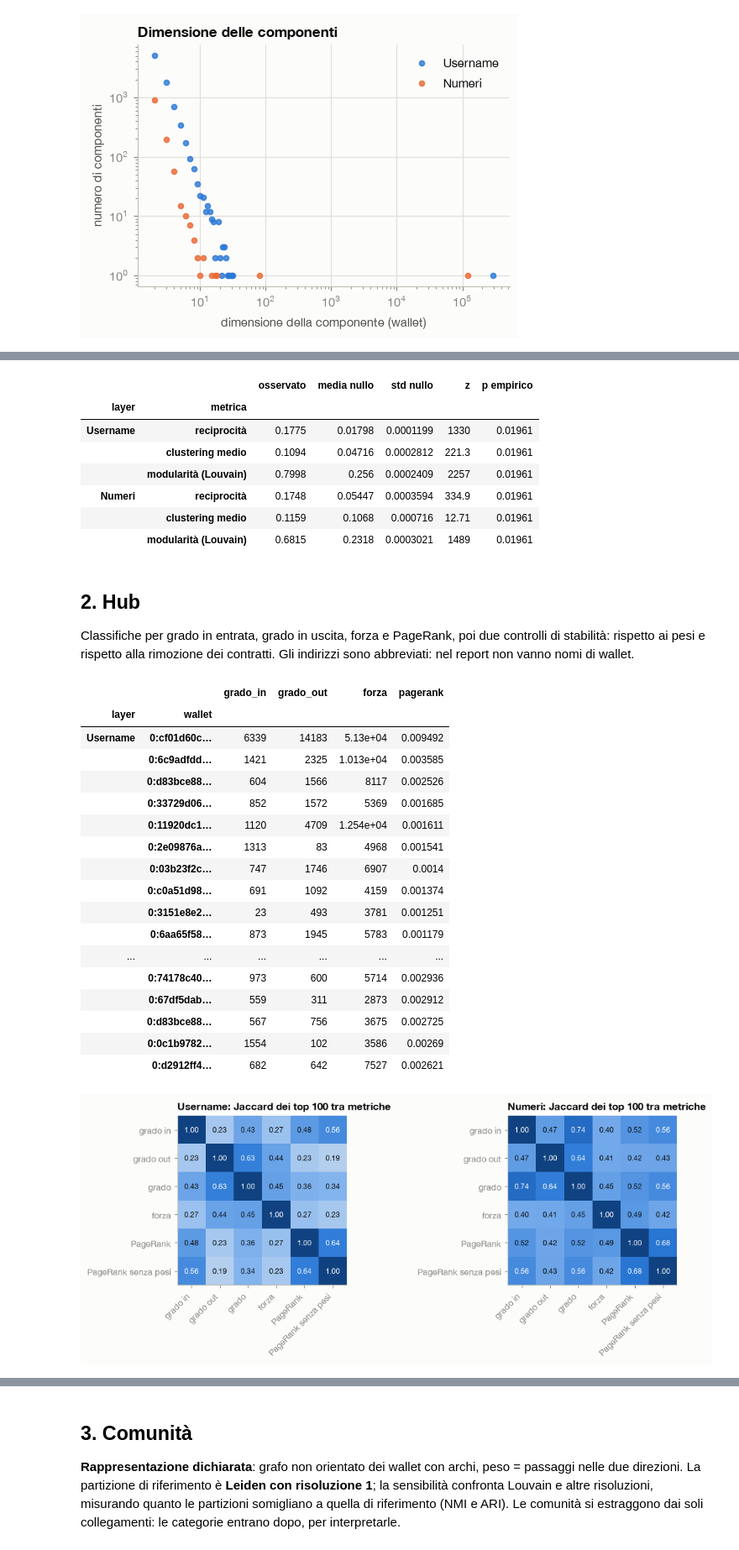
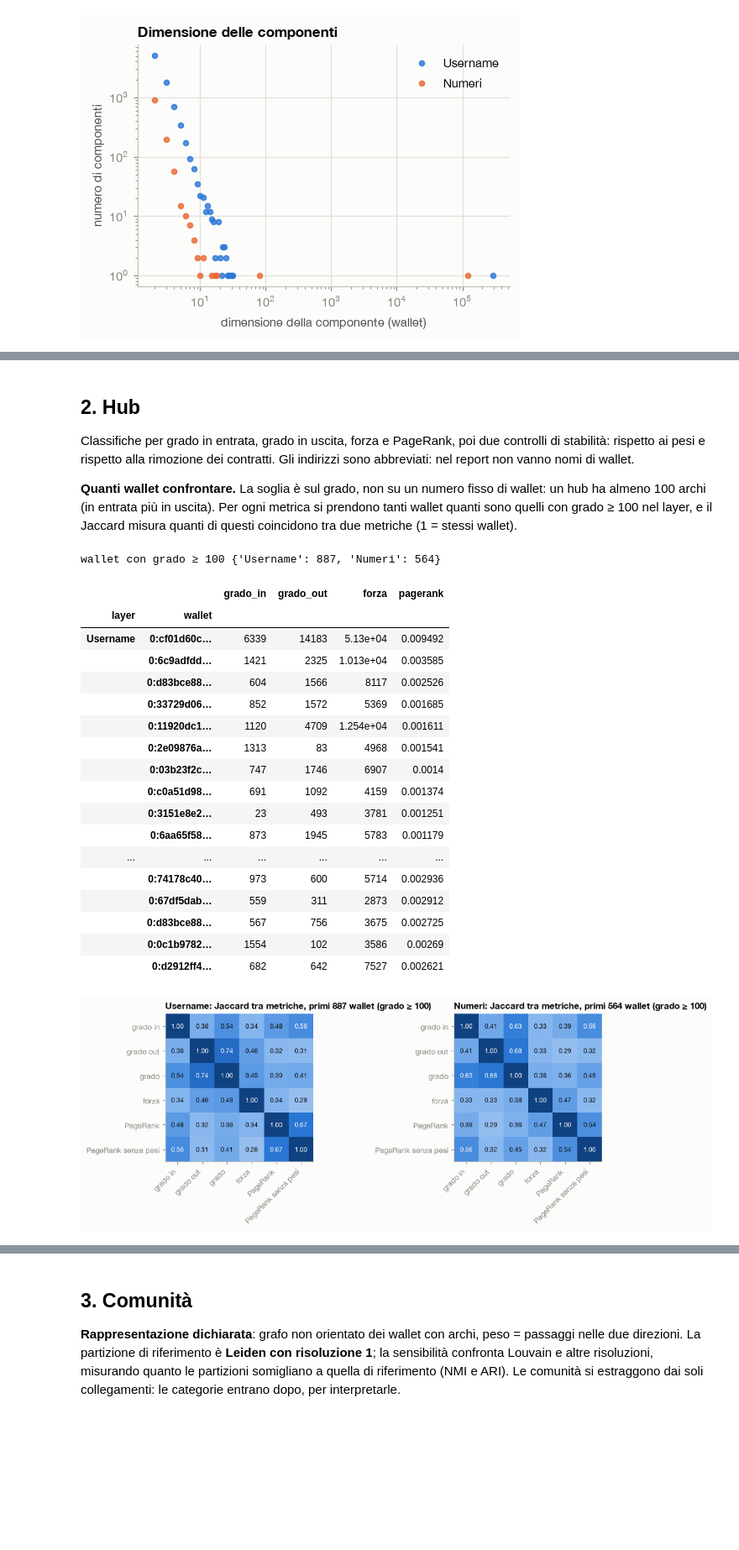
Before and after one commit to Cesare0356/CNA, a Jupyter notebook: fase_c_intra_layer.ipynb, the cells around one changed output, grey strips where cells are left out. Shown at 84% size. Cells and saved outputs as stored; diff of their text form; code cells hidden in the pictures; blank space fills up the shorter version.

```diff
--- a/fase_c_intra_layer.ipynb
+++ b/fase_c_intra_layer.ipynb
@@ -135,32 +125,9 @@ plt.show()
-# %%
-def metriche(g, seed):
-    u = non_orientato(g) if len(g.es) and 'n_vendite' in g.es.attributes() else g.as_undirected(mode='collapse', combine_edges={'weight': 'sum'})
-    return {'reciprocità': g.reciprocity(), 'clustering medio': u.transitivity_avglocal_undirected(mode='zero'),
-            'modularità (Louvain)': modularita_louvain(u, seed)}
-
-righe = []
-for l, g in GRAFI[PRINCIPALE].items():
-    oss = metriche(attivi(g), SEED)
-    nullo = pd.DataFrame([metriche(nullo_configurazione(g, SEED + i), SEED + i) for i in range(N_NULL)])
-    for m, v in oss.items():
-        righe.append({'layer': NOME[l], 'metrica': m, 'osservato': v, 'media nullo': nullo[m].mean(), 'std nullo': nullo[m].std(ddof=1),
-                      'z': z_score(v, nullo[m]), 'p empirico': p_empirico(v, nullo[m])})
-tab = pd.DataFrame(righe).set_index(['layer', 'metrica'])
-salva_tabella(tab, 'c_confronto_nullo')
-tab
-# %% [output]
-|  |  | osservato | media nullo | std nullo | z | p empirico |
-| layer | metrica |  |  |  |  |  |
-| Username | reciprocità | 0.1775 | 0.01798 | 0.0001199 | 1330 | 0.01961 |
-|  | clustering medio | 0.1094 | 0.04716 | 0.0002812 | 221.3 | 0.01961 |
-|  | modularità (Louvain) | 0.7998 | 0.256 | 0.0002409 | 2257 | 0.01961 |
-| Numeri | reciprocità | 0.1748 | 0.05447 | 0.0003594 | 334.9 | 0.01961 |
-|  | clustering medio | 0.1159 | 0.1068 | 0.000716 | 12.71 | 0.01961 |
-|  | modularità (Louvain) | 0.6815 | 0.2318 | 0.0003021 | 1489 | 0.01961 |
 # %% [markdown]
 ## 2. Hub
 
 Classifiche per grado in entrata, grado in uscita, forza e PageRank, poi due controlli di stabilità: rispetto ai pesi e rispetto alla rimozione dei contratti. Gli indirizzi sono abbreviati: nel report non vanno nomi di wallet.
+
+**Quanti wallet confrontare.** La soglia è sul grado, non su un numero fisso di wallet: un hub ha almeno 100 archi (in entrata più in uscita). Per ogni metrica si prendono tanti wallet quanti sono quelli con grado ≥ 100 nel layer, e il Jaccard misura quanti di questi coincidono tra due metriche (1 = stessi wallet).
 # %%
 def centralita(g):
     return pd.DataFrame({'wallet': g.vs['name'], 'layer': g['layer'], 'grado_in': g.degree(mode='in'), 'grado_out': g.degree(mode='out'),
@@ -174,12 +141,14 @@ for v in VARIANTI:
 
 METRICHE = ['grado_in', 'grado_out', 'grado', 'forza', 'pagerank', 'pagerank_senza_pesi']
 NOMI_M = {'grado_in': 'grado in', 'grado_out': 'grado out', 'grado': 'grado', 'forza': 'forza', 'pagerank': 'PageRank', 'pagerank_senza_pesi': 'PageRank senza pesi'}
-def top(df, m, k=100):
+def top(df, m, k):
     return set(df.nlargest(k, m).wallet)
 def jaccard(a, b):
     return len(a & b) / len(a | b)
 
-K_TOP = 100
+GRADO_HUB = 100     # hub = almeno 100 archi; per ogni metrica si prendono altrettanti wallet
+K_HUB = {l: int((CENTR[PRINCIPALE][l].grado >= GRADO_HUB).sum()) for l in LAYERS}
+print('wallet con grado ≥', GRADO_HUB, {NOME[l]: k for l, k in K_HUB.items()})
 righe = []
 for l in LAYERS:
     c = CENTR[PRINCIPALE][l]
@@ -193,7 +162,7 @@ fig, axes = plt.subplots(1, len(LAYERS), figsize=(5.2 * len(LAYERS), 4.2))
 ramp = LinearSegmentedColormap.from_list('blu', ['#f0efec', '#86b6ef', '#2a78d6', '#104281'])
 for ax, l in zip(axes, LAYERS):
     c = CENTR[PRINCIPALE][l]
-    mat = np.array([[jaccard(top(c, a, K_TOP), top(c, b, K_TOP)) for b in METRICHE] for a in METRICHE])
+    mat = np.array([[jaccard(top(c, a, K_HUB[l]), top(c, b, K_HUB[l])) for b in METRICHE] for a in METRICHE])
     ax.imshow(mat, vmin=0, vmax=1, cmap=ramp)
     ax.set_xticks(range(len(METRICHE)), [NOMI_M[m] for m in METRICHE], rotation=45, ha='right')
     ax.set_yticks(range(len(METRICHE)), [NOMI_M[m] for m in METRICHE])
@@ -201,41 +170,42 @@ for ax, l in zip(axes, LAYERS):
     for i in range(len(METRICHE)):
         for j in range(len(METRICHE)):
             ax.text(j, i, f'{mat[i, j]:.2f}', ha='center', va='center', fontsize=8, color='white' if mat[i, j] > 0.55 else INK)
-    ax.set_title(f'{NOME[l]}: Jaccard dei top {K_TOP} tra metriche')
+    ax.set_title(f'{NOME[l]}: Jaccard tra metriche, primi {K_HUB[l]} wallet (grado ≥ {GRADO_HUB})')
 fig.tight_layout()
 salva_figura(fig, 'c_hub_jaccard_metriche')
 plt.show()
 
 righe = []
 for l in LAYERS:
     p, f = CENTR[PRINCIPALE][l], CENTR['completa'][l]
     for m in ['grado', 'forza', 'pagerank']:
-        tf = top(f, m, K_TOP)
-        righe.append({'layer': NOME[l], 'metrica': NOMI_M[m], f'contratti identificati nei top {K_TOP} della rete completa': len(tf & contratti),
-                      'Jaccard completa / senza contratti': jaccard(tf, top(p, m, K_TOP)),
+        tf = top(f, m, K_HUB[l])
+        righe.append({'layer': NOME[l], 'metrica': NOMI_M[m], 'contratti identificati tra i primi k della rete completa': len(tf & contratti),
+                      'Jaccard completa / senza contratti': jaccard(tf, top(p, m, K_HUB[l])),
                       'Spearman completa / senza contratti': f.merge(p, on='wallet')[[m + '_x', m + '_y']].corr(method='spearman').iloc[0, 1]})
-    righe.append({'layer': NOME[l], 'metrica': 'PageRank con pesi / senza pesi', 'Jaccard completa / senza contratti': jaccard(top(p, 'pagerank', K_TOP), top(p, 'pagerank_senza_pesi', K_TOP)),
+    righe.append({'layer': NOME[l], 'metrica': 'PageRank con pesi / senza pesi', 'Jaccard completa / senza contratti': jaccard(top(p, 'pagerank', K_HUB[l]), top(p, 'pagerank_senza_pesi', K_HUB[l])),
                   'Spearman completa / senza contratti': p[['pagerank', 'pagerank_senza_pesi']].corr(method='spearman').iloc[0, 1]})
 tab = pd.DataFrame(righe).set_index(['layer', 'metrica'])
 salva_tabella(tab, 'c_hub_stabilita')
 tab
 # %% [output]
+wallet con grado ≥ 100 {'Username': 887, 'Numeri': 564}
 |  |  | grado_in | grado_out | forza | pagerank |
 | layer | wallet |  |  |  |  |
 | Username | 0:cf01d60c… | 6339 | 14183 | 5.13e+04 | 0.009492 |
 |  | 0:6c9adfdd… | 1421 | 2325 | 1.013e+04 | 0.003585 |
 |  | 0:d83bce88… | 604 | 1566 | 8117 | 0.002526 |
 |  | 0:33729d06… | 852 | 1572 | 5369 | 0.001685 |
 |  | 0:11920dc1… | 1120 | 4709 | 1.254e+04 | 0.001611 |
 |  | 0:2e09876a… | 1313 | 83 | 4968 | 0.001541 |
 |  | 0:03b23f2c… | 747 | 1746 | 6907 | 0.0014 |
 |  | 0:c0a51d98… | 691 | 1092 | 4159 | 0.001374 |
 |  | 0:3151e8e2… | 23 | 493 | 3781 | 0.001251 |
 |  | 0:6aa65f58… | 873 | 1945 | 5783 | 0.001179 |
 | ... | ... | ... | ... | ... | ... |
 |  | 0:74178c40… | 973 | 600 | 5714 | 0.002936 |
 |  | 0:67df5dab… | 559 | 311 | 2873 | 0.002912 |
 |  | 0:d83bce88… | 567 | 756 | 3675 | 0.002725 |
 |  | 0:0c1b9782… | 1554 | 102 | 3586 | 0.00269 |
 |  | 0:d2912ff4… | 682 | 642 | 7527 | 0.002621 |
-[figure, old version]
+[figure, new version]
```
Also changed, not shown: parts of 6 cells of this notebook, 42 other files.
